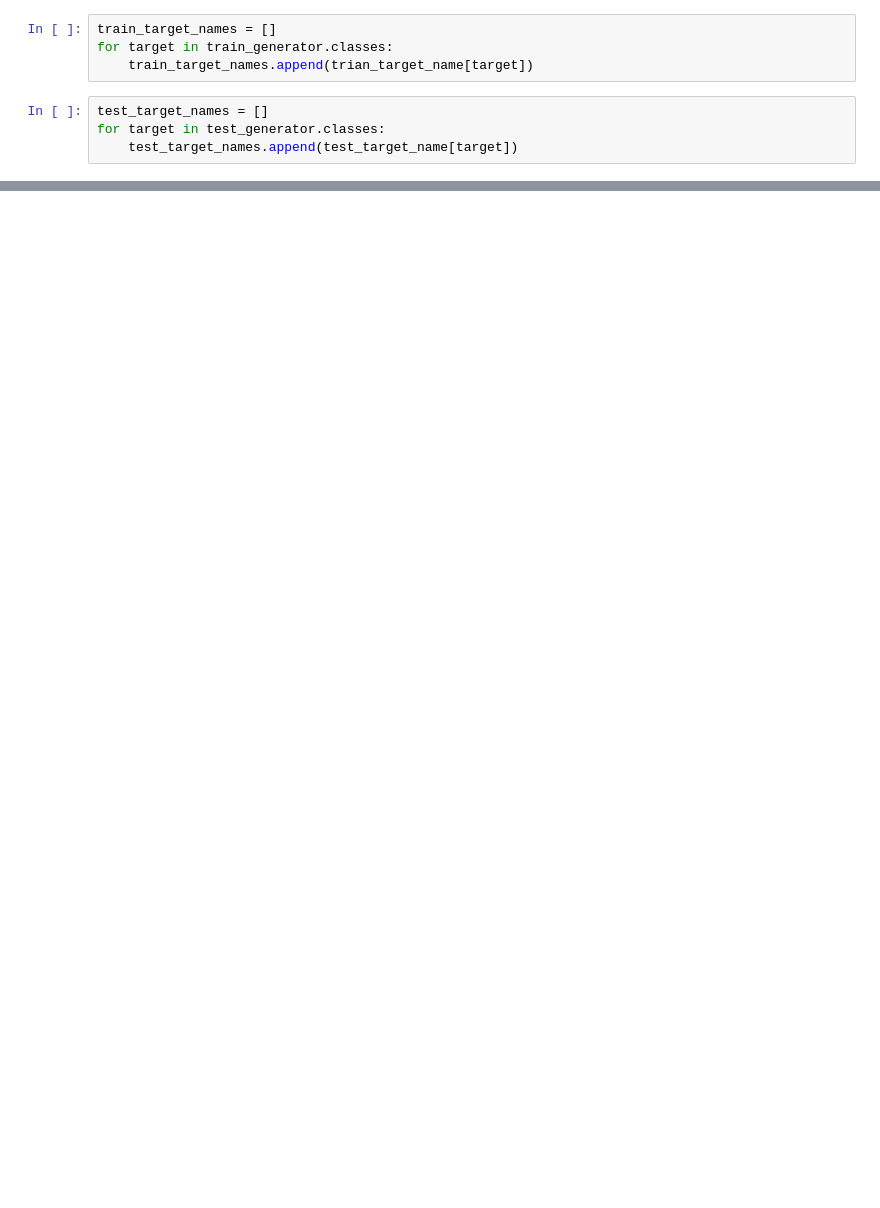
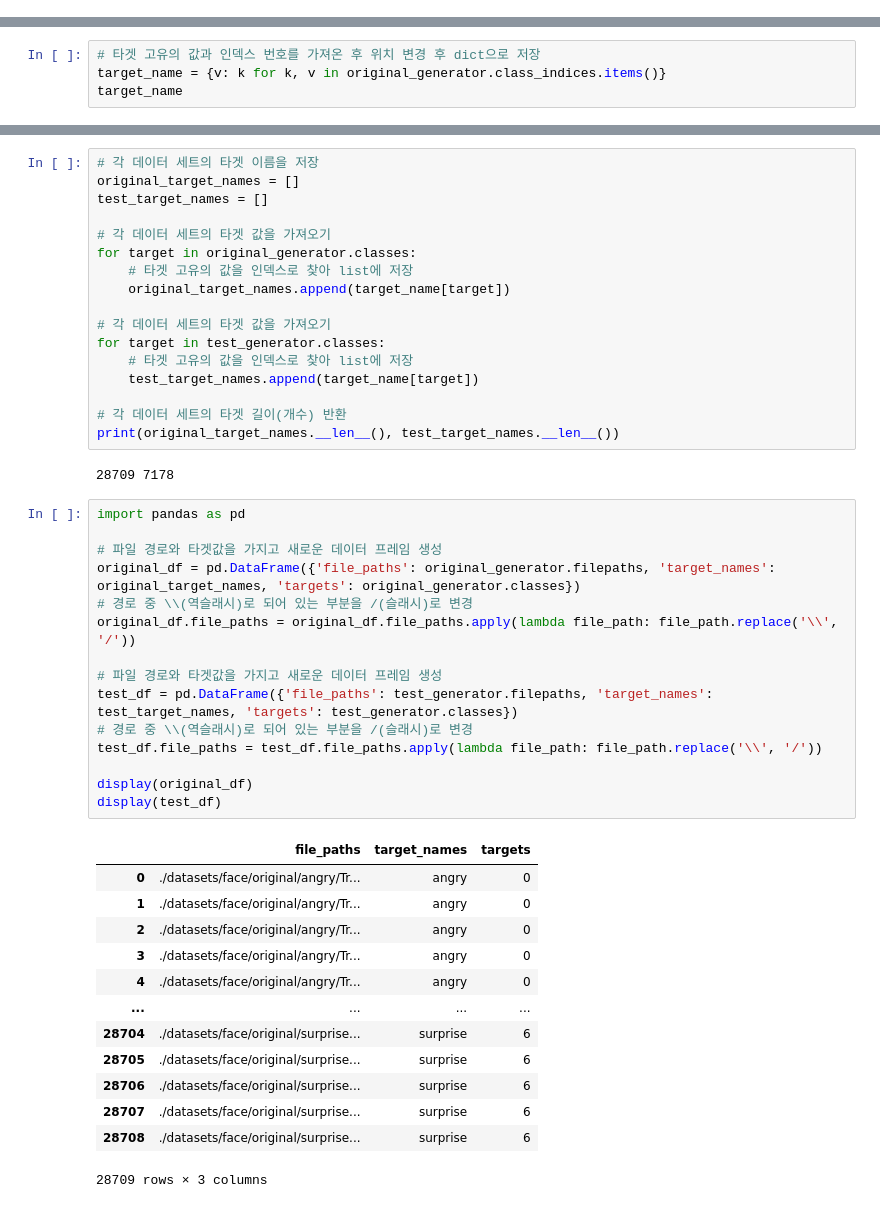
Before and after one commit to songseogyeong/study-deep_learning, a Jupyter notebook: f_pretrained_model/f_scaling_preprocessing_task.ipynb, the cells around one changed output, grey strips where cells are left out. Cells and saved outputs as stored; diff of their text form; blank space fills up the shorter version.

```diff
--- a/f_pretrained_model/f_scaling_preprocessing_task.ipynb
+++ b/f_pretrained_model/f_scaling_preprocessing_task.ipynb
@@ -83,8 +0,0 @@ test_target_name
-# %%
-train_target_names = []
-for target in train_generator.classes:
-    train_target_names.append(trian_target_name[target])
-# %%
-test_target_names = []
-for target in test_generator.classes:
-    test_target_names.append(test_target_name[target])
@@ -380,0 +43,4 @@ KeyboardInterrupt
+# %%
+# 타겟 고유의 값과 인덱스 번호를 가져온 후 위치 변경 후 dict으로 저장
+target_name = {v: k for k, v in original_generator.class_indices.items()}
+target_name
@@ -380,0 +55,48 @@ KeyboardInterrupt
+# %%
+# 각 데이터 세트의 타겟 이름을 저장
+original_target_names = []
+test_target_names = []
+
+# 각 데이터 세트의 타겟 값을 가져오기
+for target in original_generator.classes:
+    # 타겟 고유의 값을 인덱스로 찾아 list에 저장
+    original_target_names.append(target_name[target])
+
+# 각 데이터 세트의 타겟 값을 가져오기
+for target in test_generator.classes:
+    # 타겟 고유의 값을 인덱스로 찾아 list에 저장
+    test_target_names.append(target_name[target])
+
+# 각 데이터 세트의 타겟 길이(개수) 반환
+print(original_target_names.__len__(), test_target_names.__len__())
+# %% [output]
+28709 7178
+# %%
+import pandas as pd
+
+# 파일 경로와 타겟값을 가지고 새로운 데이터 프레임 생성
+original_df = pd.DataFrame({'file_paths': original_generator.filepaths, 'target_names': original_target_names, 'targets': original_generator.classes})
+# 경로 중 \\(역슬래시)로 되어 있는 부분을 /(슬래시)로 변경
+original_df.file_paths = original_df.file_paths.apply(lambda file_path: file_path.replace('\\', '/'))
+
+# 파일 경로와 타겟값을 가지고 새로운 데이터 프레임 생성
+test_df = pd.DataFrame({'file_paths': test_generator.filepaths, 'target_names': test_target_names, 'targets': test_generator.classes})
+# 경로 중 \\(역슬래시)로 되어 있는 부분을 /(슬래시)로 변경
+test_df.file_paths = test_df.file_paths.apply(lambda file_path: file_path.replace('\\', '/'))
+
+display(original_df)
+display(test_df)
+# %% [output]
+|  | file_paths | target_names | targets |
+| 0 | ./datasets/face/original/angry/Tr... | angry | 0 |
+| 1 | ./datasets/face/original/angry/Tr... | angry | 0 |
+| 2 | ./datasets/face/original/angry/Tr... | angry | 0 |
+| 3 | ./datasets/face/original/angry/Tr... | angry | 0 |
+| 4 | ./datasets/face/original/angry/Tr... | angry | 0 |
+| ... | ... | ... | ... |
+| 28704 | ./datasets/face/original/surprise... | surprise | 6 |
+| 28705 | ./datasets/face/original/surprise... | surprise | 6 |
+| 28706 | ./datasets/face/original/surprise... | surprise | 6 |
+| 28707 | ./datasets/face/original/surprise... | surprise | 6 |
+| 28708 | ./datasets/face/original/surprise... | surprise | 6 |
+28709 rows × 3 columns
```
Also changed, not shown: parts of 40 cells of this notebook, 6 other files.
